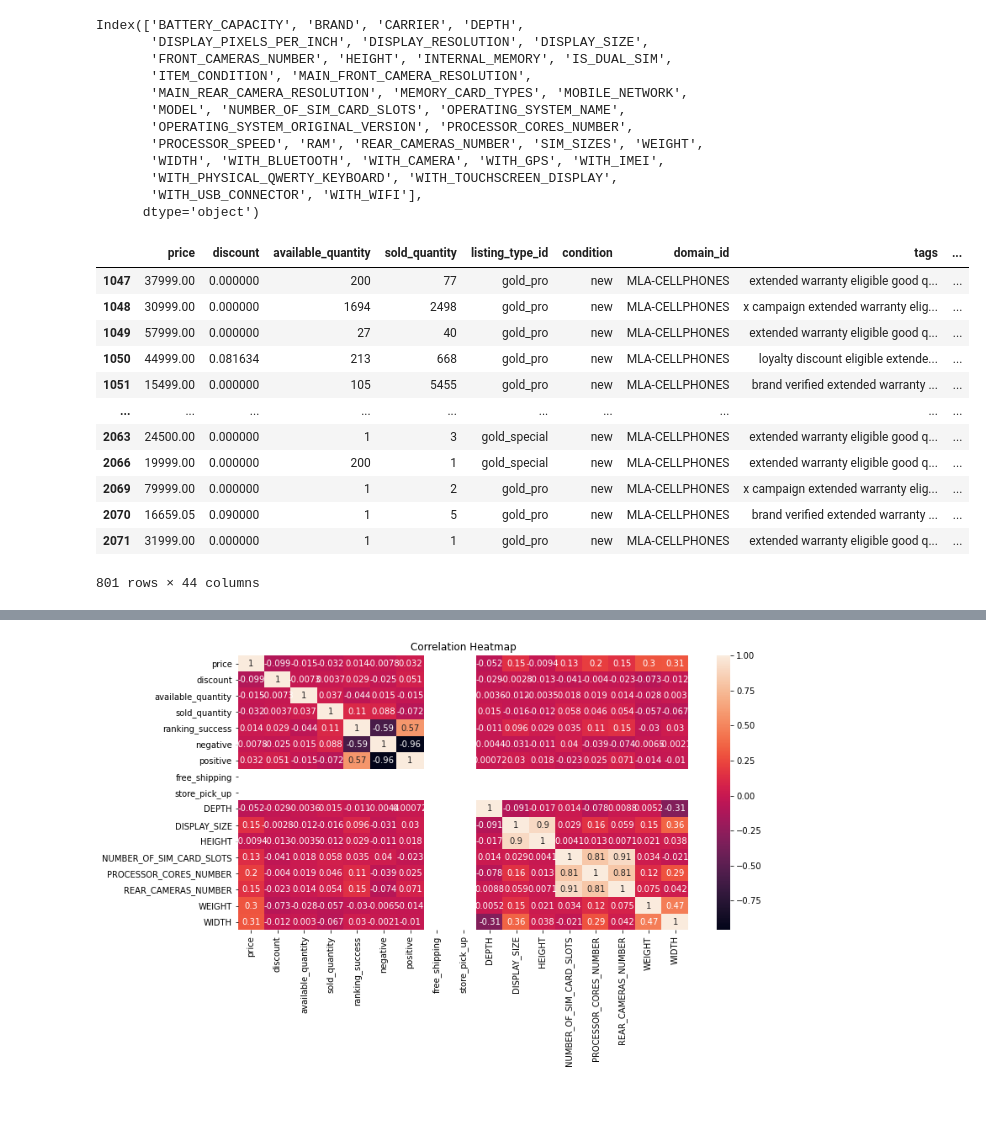
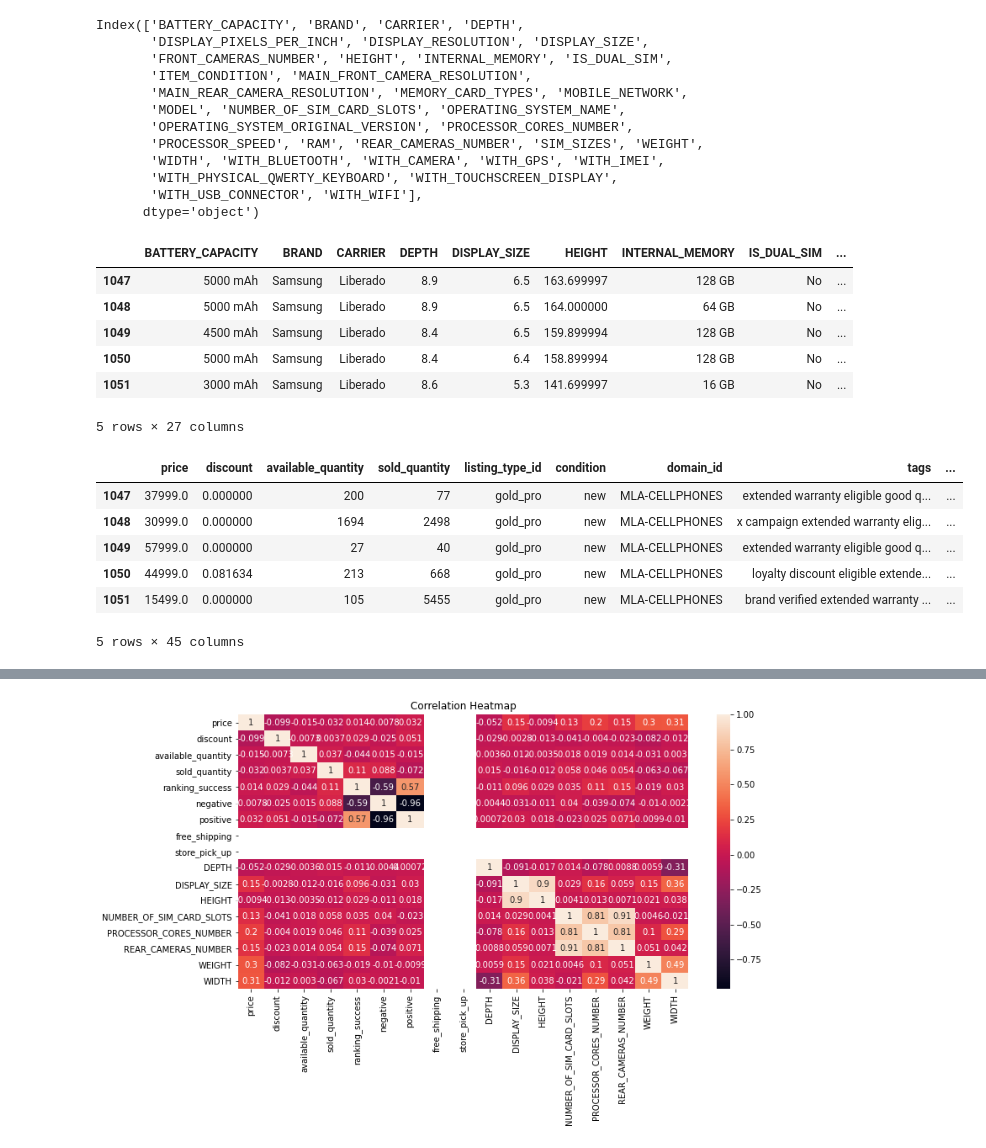
Before and after one commit to Mattzvl/EDA_API_ML, a Jupyter notebook: EDA_API_MELI_partII.ipynb, the cells around one changed output, grey strips where cells are left out. Saved outputs shown, nothing was run; the diff lists cells and outputs as text; code cells hidden in the pictures; blank space fills up the shorter version.

```diff
--- a/EDA_API_MELI_partII.ipynb
+++ b/EDA_API_MELI_partII.ipynb
@@ -1571,7 +1575,7 @@ data_cell_att_minus.loc[b, 'WEIGHT'] = a
 a, b = limpieza(data_cell_att_minus,'WEIGHT', 'k')
 data_cell_att_minus.loc[b, 'WEIGHT'] = a
 data_cell_att_minus['WEIGHT']=data_cell_att_minus['WEIGHT'].astype('float32')
-data_cell_att_minus.loc[b, 'WEIGHT'] = data_cell_att_minus.loc[b, 'WEIGHT']/1000
+data_cell_att_minus.loc[b, 'WEIGHT'] = data_cell_att_minus.loc[b, 'WEIGHT']*1000
 # %%
 # vamos por el tamaño de la pantalla
 a, b = limpieza(data_cell_att_minus,'DISPLAY_SIZE', '"')
@@ -1600,0 +1618,4 @@ data_cell_att_minus['NUMBER_OF_SIM_CARD_SLOTS']=data_cell_att_minus['NUMBER_OF_S
+# %%
+# reemplazo los valores anomalos
+data_cell_att_minus['MOBILE_NETWORK'] = data_cell_att_minus['MOBILE_NETWORK'].replace(['2G y 3G','2G, 3G, 4G LTE'],\
+                                                                                      ['3G','4G/LTE'])
@@ -1608,6 +1638,8 @@ data_cell_att_minus['NUMBER_OF_SIM_CARD_SLOTS'] = data_cell_att_minus['NUMBER_OF
     fillna(data_cell_att_minus['NUMBER_OF_SIM_CARD_SLOTS'].value_counts().index[0])
 data_cell_att_minus['BATTERY_CAPACITY'] = data_cell_att_minus['BATTERY_CAPACITY'].\
     fillna(data_cell_att_minus['BATTERY_CAPACITY'].value_counts().index[0])
+data_cell_att_minus['MOBILE_NETWORK'] = data_cell_att_minus['MOBILE_NETWORK'].\
+    fillna(data_cell_att_minus['MOBILE_NETWORK'].value_counts().index[0])
 # %%
 data_cell_att_minus.info()
 # %% [output]
@@ -1665,29 +1697,32 @@ Index(['BATTERY_CAPACITY', 'BRAND', 'CARRIER', 'DEPTH',
 atributos_seleccionados = ['BATTERY_CAPACITY', 'BRAND', 'CARRIER', 'DEPTH',
        'DISPLAY_SIZE', 'HEIGHT', 'INTERNAL_MEMORY', 'IS_DUAL_SIM',
        'ITEM_CONDITION', 'MAIN_FRONT_CAMERA_RESOLUTION',
-       'MAIN_REAR_CAMERA_RESOLUTION',
-       'NUMBER_OF_SIM_CARD_SLOTS', 'OPERATING_SYSTEM_NAME',
+       'MAIN_REAR_CAMERA_RESOLUTION','MOBILE_NETWORK',
+        'NUMBER_OF_SIM_CARD_SLOTS', 'OPERATING_SYSTEM_NAME',
        'PROCESSOR_CORES_NUMBER', 'RAM', 'REAR_CAMERAS_NUMBER',
        'WEIGHT', 'WIDTH', 'WITH_BLUETOOTH', 'WITH_CAMERA', 'WITH_GPS',
        'WITH_IMEI', 'WITH_PHYSICAL_QWERTY_KEYBOARD',
        'WITH_TOUCHSCREEN_DISPLAY', 'WITH_USB_CONNECTOR', 'WITH_WIFI']
+data_cell_att_minus[atributos_seleccionados].head()
+# %% [output]
+|  | BATTERY_CAPACITY | BRAND | CARRIER | DEPTH | DISPLAY_SIZE | HEIGHT | INTERNAL_MEMORY | IS_DUAL_SIM | ... |
+| 1047 | 5000 mAh | Samsung | Liberado | 8.9 | 6.5 | 163.699997 | 128 GB | No | ... |
+| 1048 | 5000 mAh | Samsung | Liberado | 8.9 | 6.5 | 164.000000 | 64 GB | No | ... |
+| 1049 | 4500 mAh | Samsung | Liberado | 8.4 | 6.5 | 159.899994 | 128 GB | No | ... |
+| 1050 | 5000 mAh | Samsung | Liberado | 8.4 | 6.4 | 158.899994 | 128 GB | No | ... |
+| 1051 | 3000 mAh | Samsung | Liberado | 8.6 | 5.3 | 141.699997 | 16 GB | No | ... |
+5 rows × 27 columns
 # %%
 data_cell_ext = pd.concat([data_cell, data_cell_att_minus[atributos_seleccionados]], axis = 1)
-data_cell_ext
+data_cell_ext.head()
 # %% [output]
 |  | price | discount | available_quantity | sold_quantity | listing_type_id | condition | domain_id | tags | ... |
-| 1047 | 37999.00 | 0.000000 | 200 | 77 | gold_pro | new | MLA-CELLPHONES | extended warranty eligible good q... | ... |
-| 1048 | 30999.00 | 0.000000 | 1694 | 2498 | gold_pro | new | MLA-CELLPHONES | x campaign extended warranty elig... | ... |
-| 1049 | 57999.00 | 0.000000 | 27 | 40 | gold_pro | new | MLA-CELLPHONES | extended warranty eligible good q... | ... |
-| 1050 | 44999.00 | 0.081634 | 213 | 668 | gold_pro | new | MLA-CELLPHONES | loyalty discount eligible extende... | ... |
-| 1051 | 15499.00 | 0.000000 | 105 | 5455 | gold_pro | new | MLA-CELLPHONES | brand verified extended warranty ... | ... |
-| ... | ... | ... | ... | ... | ... | ... | ... | ... | ... |
-| 2063 | 24500.00 | 0.000000 | 1 | 3 | gold_special | new | MLA-CELLPHONES | extended warranty eligible good q... | ... |
-| 2066 | 19999.00 | 0.000000 | 200 | 1 | gold_special | new | MLA-CELLPHONES | extended warranty eligible good q... | ... |
-| 2069 | 79999.00 | 0.000000 | 1 | 2 | gold_pro | new | MLA-CELLPHONES | x campaign extended warranty elig... | ... |
-| 2070 | 16659.05 | 0.090000 | 1 | 5 | gold_pro | new | MLA-CELLPHONES | brand verified extended warranty ... | ... |
-| 2071 | 31999.00 | 0.000000 | 1 | 1 | gold_pro | new | MLA-CELLPHONES | extended warranty eligible good q... | ... |
+| 1047 | 37999.0 | 0.000000 | 200 | 77 | gold_pro | new | MLA-CELLPHONES | extended warranty eligible good q... | ... |
+| 1048 | 30999.0 | 0.000000 | 1694 | 2498 | gold_pro | new | MLA-CELLPHONES | x campaign extended warranty elig... | ... |
+| 1049 | 57999.0 | 0.000000 | 27 | 40 | gold_pro | new | MLA-CELLPHONES | extended warranty eligible good q... | ... |
+| 1050 | 44999.0 | 0.081634 | 213 | 668 | gold_pro | new | MLA-CELLPHONES | loyalty discount eligible extende... | ... |
+| 1051 | 15499.0 | 0.000000 | 105 | 5455 | gold_pro | new | MLA-CELLPHONES | brand verified extended warranty ... | ... |
-801 rows × 44 columns
+5 rows × 45 columns
 # %%
 data_cell_ext.info()
 # %% [output]
```
Also changed, not shown: parts of 22 cells of this notebook, 4 other files.
